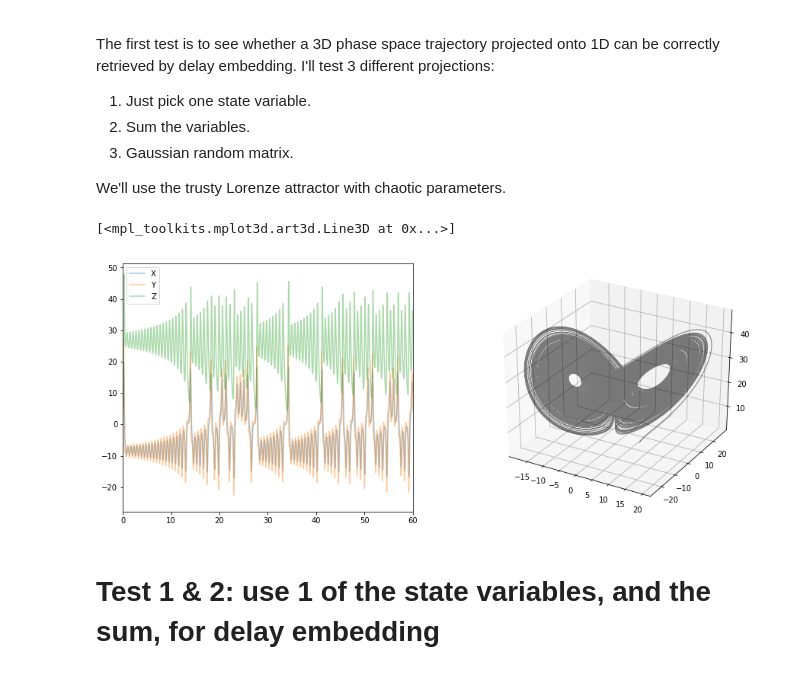
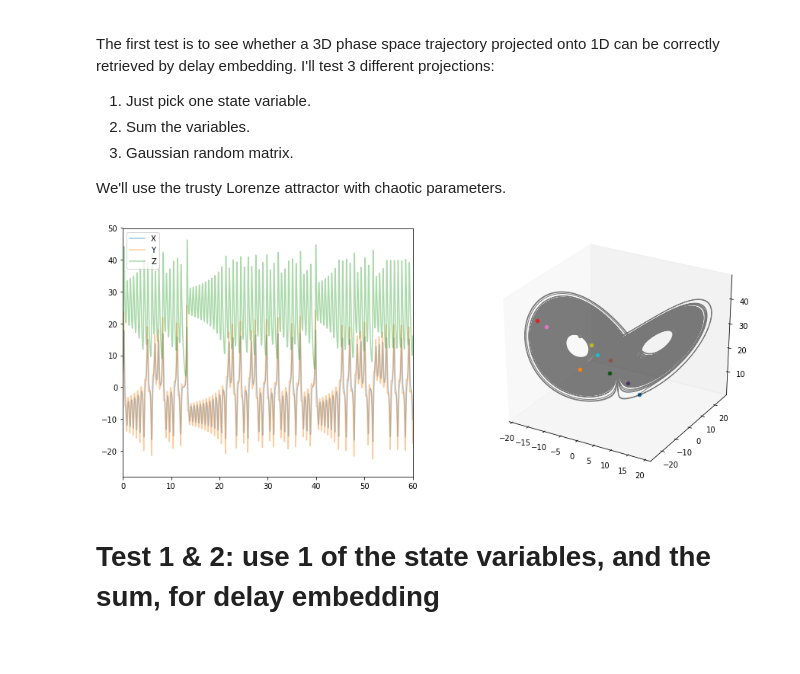
Before and after one commit to rdgao/SpaceRecon, a Jupyter notebook: notebooks/simulation_projection.ipynb, the cells around one changed output. Cells and saved outputs as stored; diff of their text form; code cells hidden in the pictures.

```diff
--- a/notebooks/simulation_projection.ipynb
+++ b/notebooks/simulation_projection.ipynb
@@ -91,23 +94,22 @@ We'll use the trusty Lorenze attractor with chaotic parameters.
 # %%
 # Lorenz paramters and initial conditions
 T,fs = 300,500
 t = np.arange(0,T,1/fs)
 sigma, beta, rho = 10, 2.667, 28
 #u0, v0, w0 = 1, 1, 1.05
 u0, v0, w0 = np.random.randint(0,10,size=3)
 x,y,z = sim_lorenz(T,fs,init=(u0, v0, w0), args=(sigma, beta, rho))
 
 # plot
 plt.figure(figsize=(15,6))
 plt.subplot(1,2,1)
 plt.plot(t, x, t,y, t,z, alpha=0.4)
 plt.legend(['X', 'Y', 'Z'])
 plt.xlim([0,60])
 ax = plt.subplot(1,2,2, projection='3d')
-ax.plot3D(x, y, z, 'k', alpha=0.5, lw=1)
+plotting.plot_statespace_trial(ax, np.array([x,y,z]).T, mark_ind=range(0,10000,1000), alpha=0.5)
 # %% [output]
-[<mpl_toolkits.mplot3d.art3d.Line3D at 0x...>]
-[figure, old version]
+[figure, new version]
 # %% [markdown]
 # Test 1 & 2: use 1 of the state variables, and the sum, for delay embedding
 # %%
```
Also changed, not shown: parts of 3 cells of this notebook, 4 other files.
